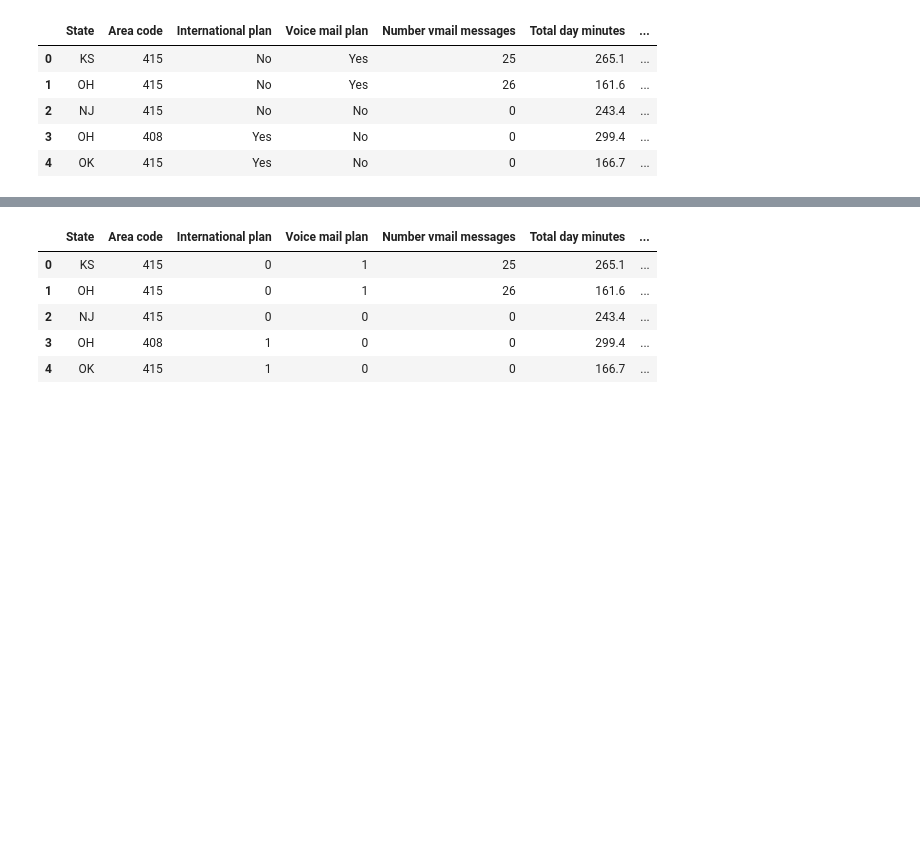
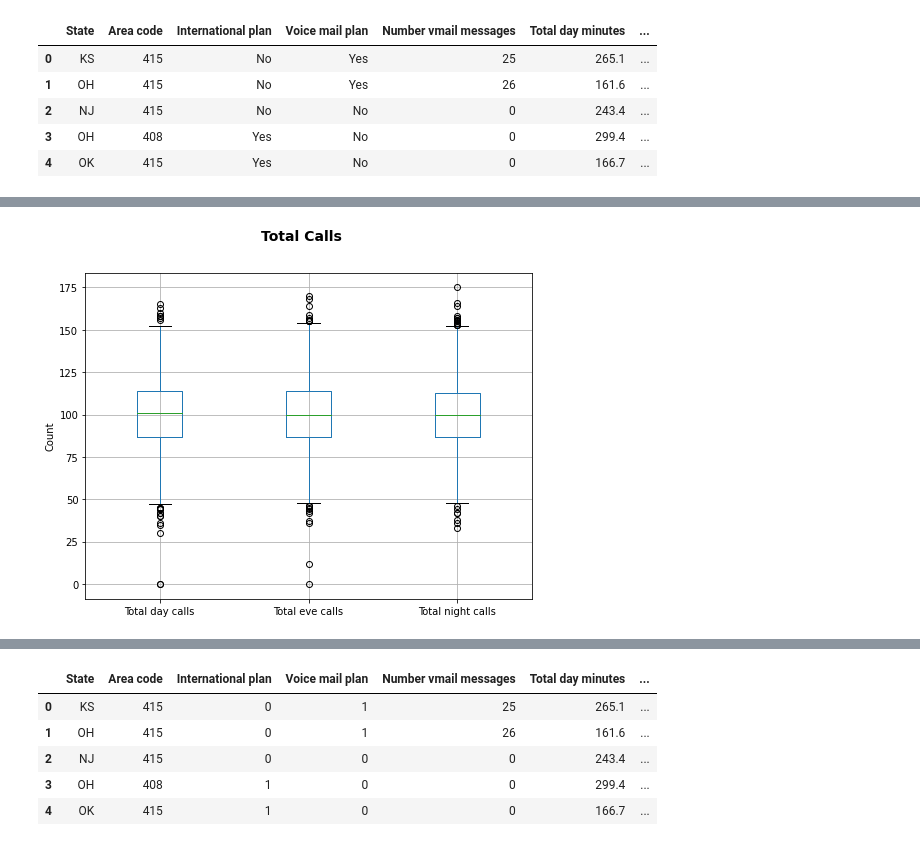
Before and after one commit to Bibhuti-MLAI/EDA-Project, a Jupyter notebook: Telecom_Churn_Analysis_Capstone_Project.ipynb, the cells around one changed output, grey strips where cells are left out. Drawn from its saved outputs; the diff is of its cells as text; code cells hidden in the pictures; blank space fills up the shorter version.

```diff
--- a/Telecom_Churn_Analysis_Capstone_Project.ipynb
+++ b/Telecom_Churn_Analysis_Capstone_Project.ipynb
@@ -109,0 +174,10 @@ telecom_df_new.head()
+# %%
+#Box plot on Total Calls
+fig = plt.figure(figsize =(8, 6))
+telecom_df.boxplot(column =[ 'Total day calls','Total eve calls','Total night calls'])
+fig.suptitle('Total Calls', fontsize=14, fontweight='bold')
+plt.ylabel('Count')
+# show plot
+plt.show()
+# %% [output]
+[figure, added]
```
Also changed, not shown: parts of 20 cells of this notebook.
